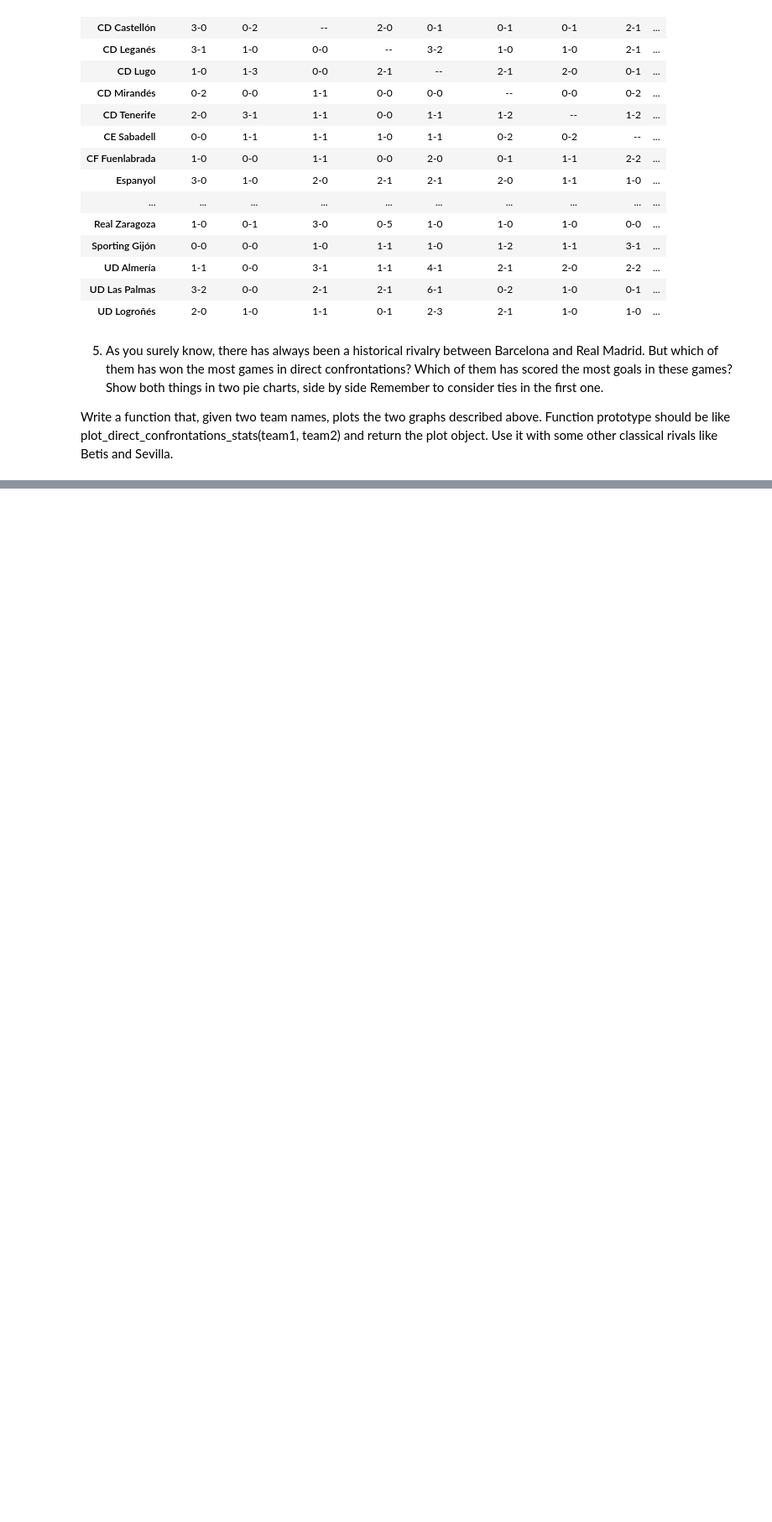
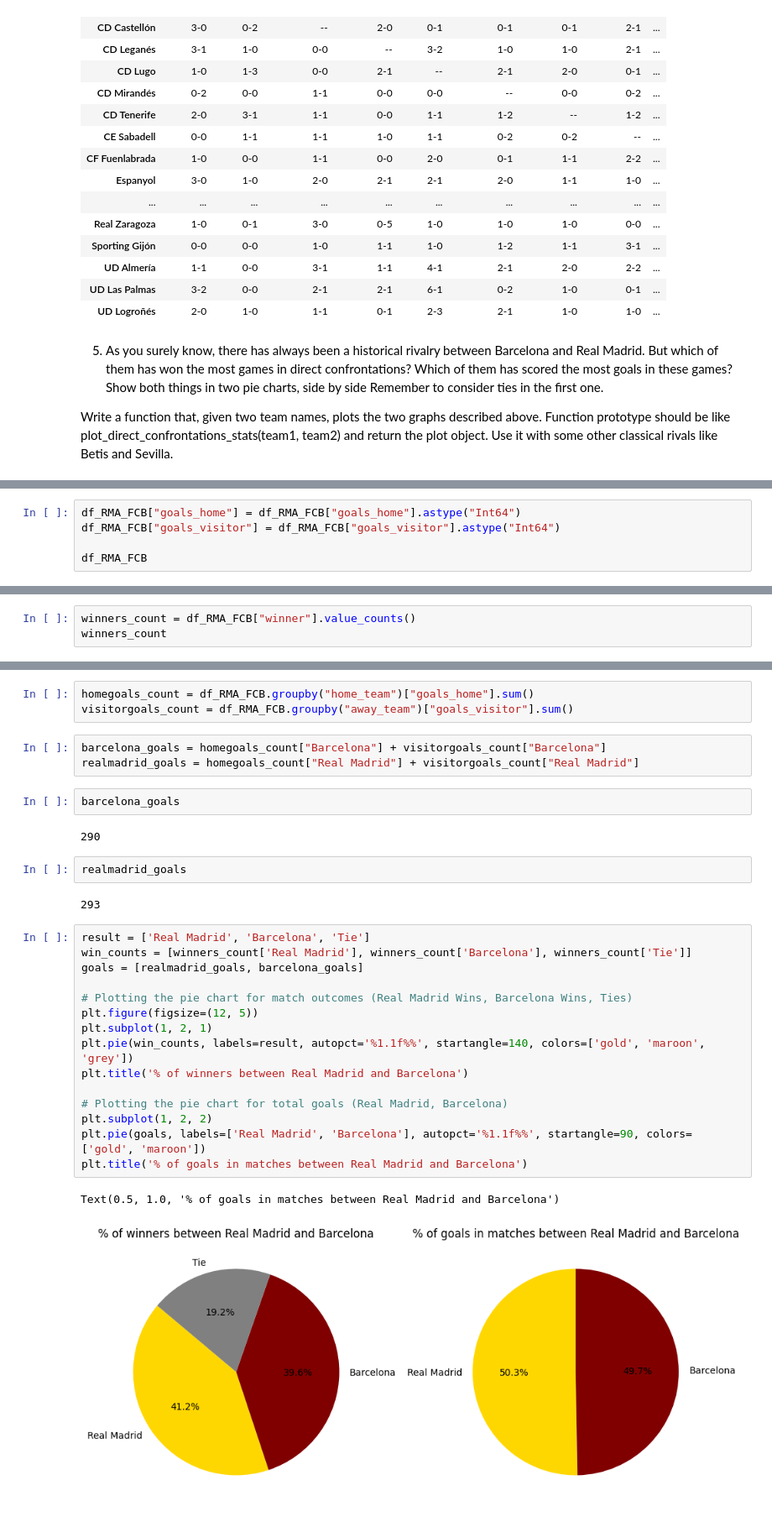
Before and after one commit to mariajinxue/la-quiniela, a Jupyter notebook: analysis/LaLigaDataAnalysis.ipynb, the cells around one changed output, grey strips where cells are left out. Shown: that part at 84% size. Drawn from its saved outputs; the diff is of its cells as text; blank space fills up the shorter version.

```diff
--- a/analysis/LaLigaDataAnalysis.ipynb
+++ b/analysis/LaLigaDataAnalysis.ipynb
@@ -323,0 +327,5 @@ df_RMA_FCB
+# %%
+df_RMA_FCB["goals_home"] = df_RMA_FCB["goals_home"].astype("Int64")
+df_RMA_FCB["goals_visitor"] = df_RMA_FCB["goals_visitor"].astype("Int64")
+
+df_RMA_FCB
@@ -323,0 +346,3 @@ df_RMA_FCB
+# %%
+winners_count = df_RMA_FCB["winner"].value_counts()
+winners_count
@@ -323,0 +355,32 @@ df_RMA_FCB
+# %%
+homegoals_count = df_RMA_FCB.groupby("home_team")["goals_home"].sum()
+visitorgoals_count = df_RMA_FCB.groupby("away_team")["goals_visitor"].sum()
+# %%
+barcelona_goals = homegoals_count["Barcelona"] + visitorgoals_count["Barcelona"]
+realmadrid_goals = homegoals_count["Real Madrid"] + visitorgoals_count["Real Madrid"]
+# %%
+barcelona_goals
+# %% [output]
+290
+# %%
+realmadrid_goals
+# %% [output]
+293
+# %%
+result = ['Real Madrid', 'Barcelona', 'Tie']
+win_counts = [winners_count['Real Madrid'], winners_count['Barcelona'], winners_count['Tie']]
+goals = [realmadrid_goals, barcelona_goals]
+
+# Plotting the pie chart for match outcomes (Real Madrid Wins, Barcelona Wins, Ties)
+plt.figure(figsize=(12, 5))
+plt.subplot(1, 2, 1)
+plt.pie(win_counts, labels=result, autopct='%1.1f%%', startangle=140, colors=['gold', 'maroon', 'grey'])
+plt.title('% of winners between Real Madrid and Barcelona')
+
+# Plotting the pie chart for total goals (Real Madrid, Barcelona)
+plt.subplot(1, 2, 2)
+plt.pie(goals, labels=['Real Madrid', 'Barcelona'], autopct='%1.1f%%', startangle=90, colors=['gold', 'maroon'])
+plt.title('% of goals in matches between Real Madrid and Barcelona')
+# %% [output]
+Text(0.5, 1.0, '% of goals in matches between Real Madrid and Barcelona')
+[figure, added]
```
Also changed, not shown: parts of 5 cells of this notebook.
